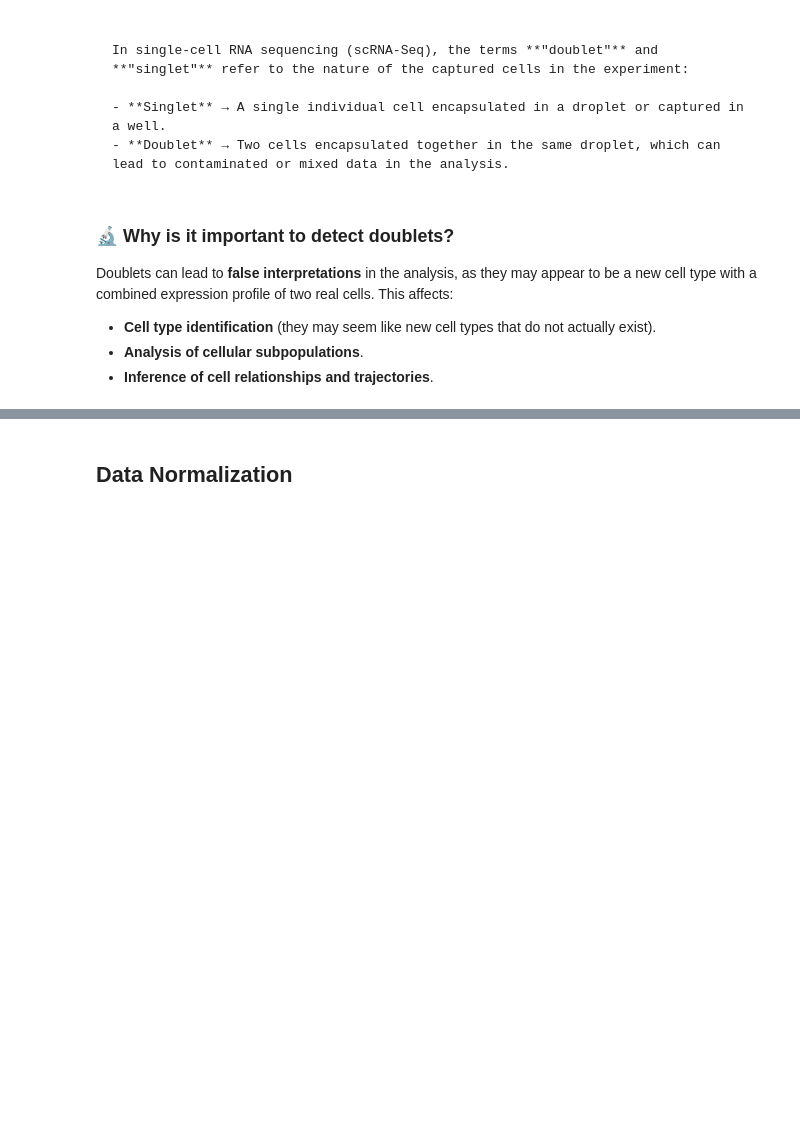
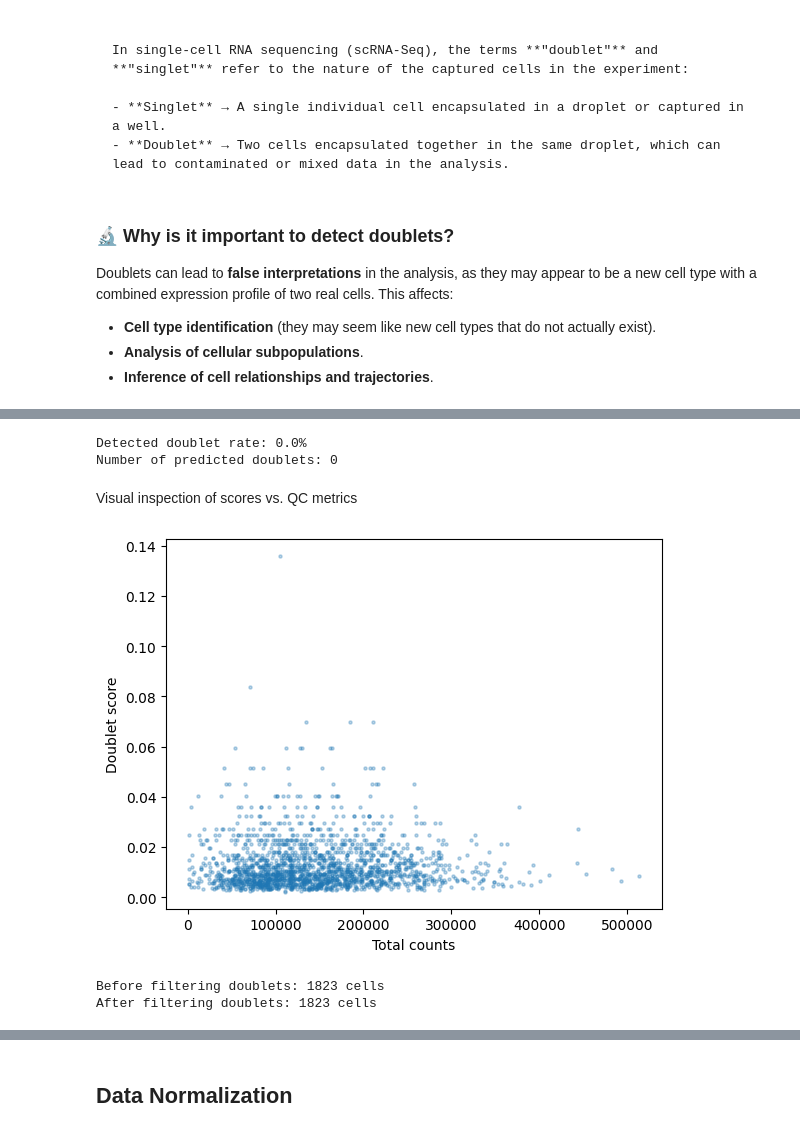
Before and after one commit to henrysaenz/eda_rna, a Jupyter notebook: _sources/raw_data.ipynb, the cells around one changed output, grey strips where cells are left out. Drawn from its saved outputs; the diff is of its cells as text; code cells hidden in the pictures; blank space fills up the shorter version.

```diff
--- a/_sources/raw_data.ipynb
+++ b/_sources/raw_data.ipynb
@@ -476,14 +452,0 @@ Raw data status:
-# %%
-import scrublet as scr
-
-# Check if the raw attribute is set
-if adata_filtered.raw is None:
-	# Initialize the raw attribute with the current data
-	adata_filtered.raw = adata_filtered
-
-# Verify raw attribute
-print(f"Raw matrix shape: {adata_filtered.raw.X.shape}")
-print(f"Raw matrix type: {type(adata_filtered.raw.X)}")
-
-# Get raw counts (preserved during filtering)
-raw_counts = adata_filtered.raw.X
@@ -523,0 +453,5 @@ Elapsed time: 4.1 seconds
+# %%
+# Extract counts matrix (assuming adata_filtered.X contains raw counts)
+counts_matrix = adata_filtered.X
+# %%
+scrub = scr.Scrublet(counts_matrix, expected_doublet_rate=0.015) # Question for achim abut this range
@@ -672,0 +492,23 @@ scrub.detected_doublet_rate_
+# %%
+print(f"Detected doublet rate: {100*predicted_doublets.mean():.1f}%")
+print(f"Number of predicted doublets: {predicted_doublets.sum()}")
+# %% [output]
+Detected doublet rate: 0.0%
+Number of predicted doublets: 0
+# %% [markdown]
+Visual inspection of scores vs. QC metrics
+# %%
+plt.scatter(adata_filtered.obs['total_counts'], adata_filtered.obs['doublet_score'], s=5, alpha=0.3)
+plt.xlabel('Total counts')
+plt.ylabel('Doublet score')
+plt.show()
+# %% [output]
+[figure, added]
+# %%
+# Filtering and visualization
+print(f"Before filtering doublets: {adata_filtered.n_obs} cells")
+adata_filtered = adata_filtered[~adata_filtered.obs['predicted_doublet'], :].copy()
+print(f"After filtering doublets: {adata_filtered.n_obs} cells")
+# %% [output]
+Before filtering doublets: 1823 cells
+After filtering doublets: 1823 cells
```
Also changed, not shown: parts of 21 cells of this notebook, 5 other files.
